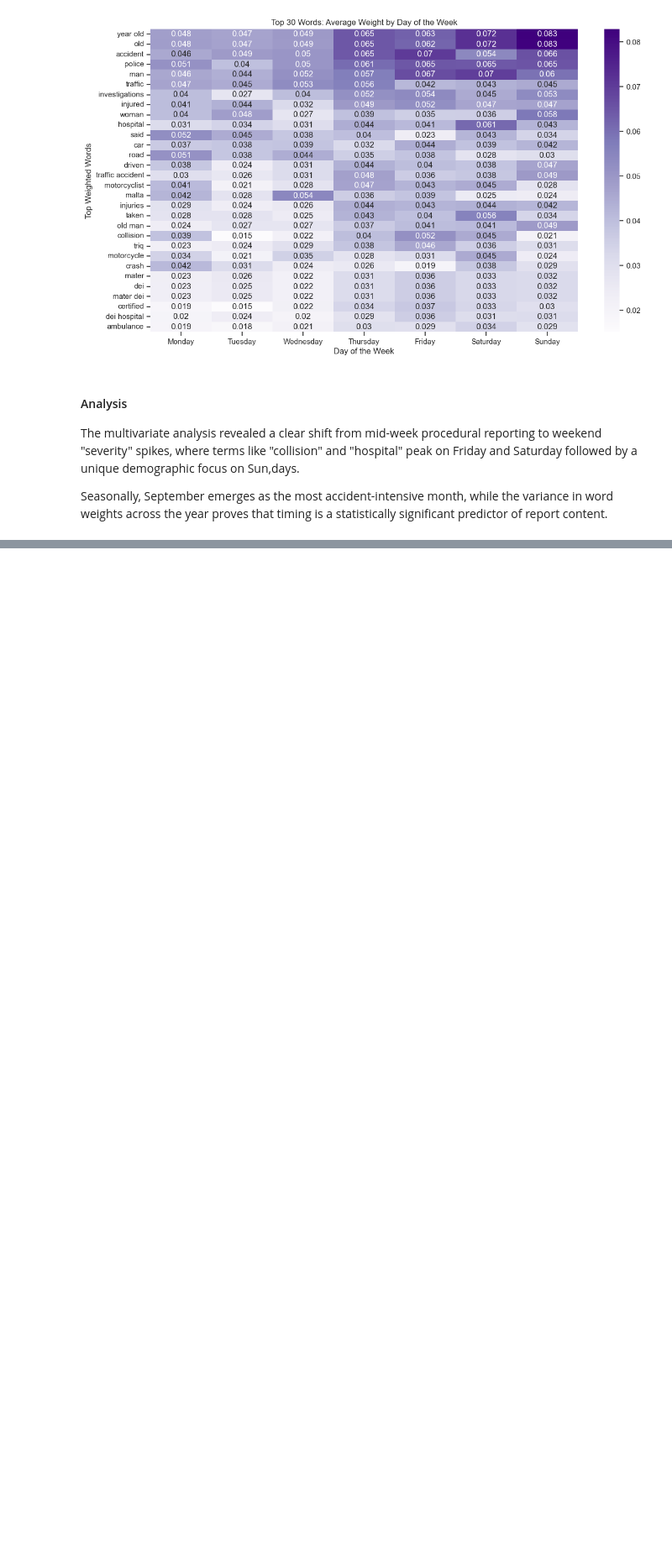
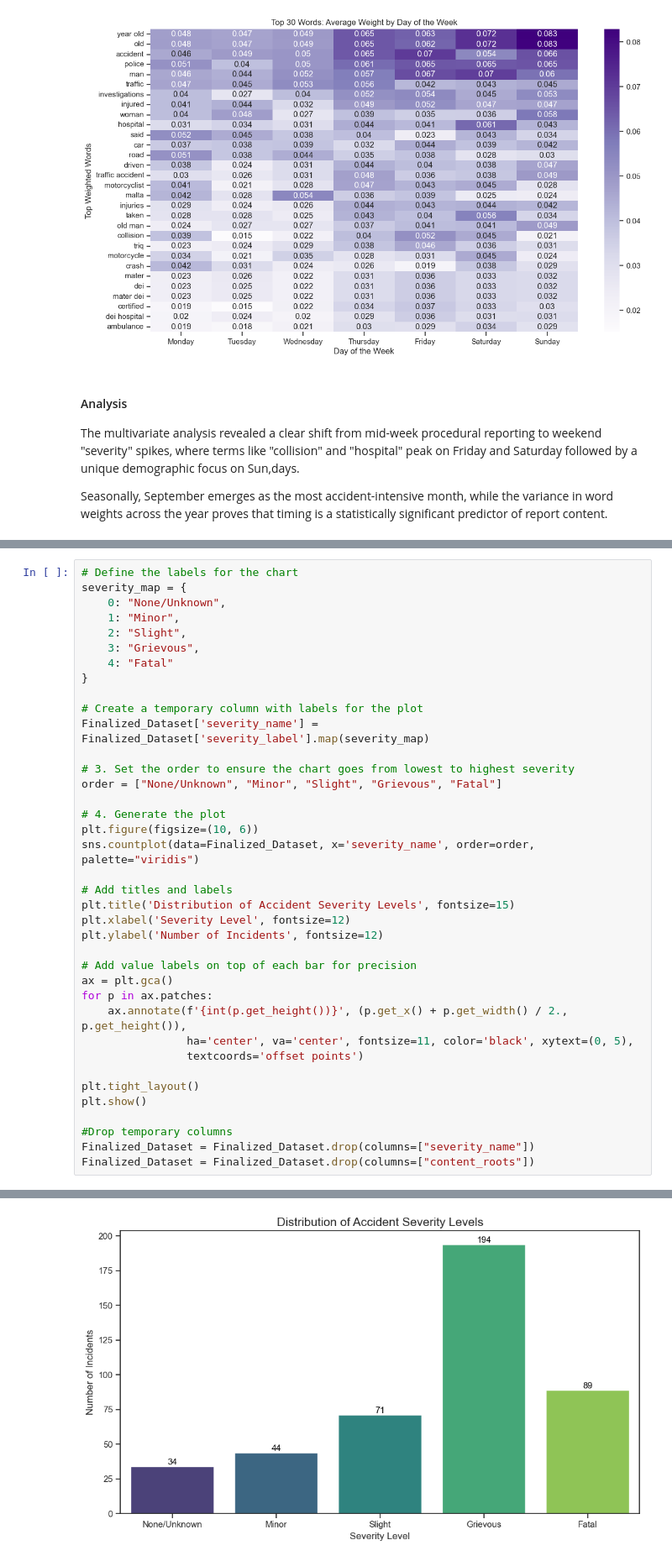
Before and after one commit to LucaKingu/Applied-Machine-Learning--ICS5110--Assignment, a Jupyter notebook: 2_exploratory_analysis.ipynb, the cells around one changed output, grey strips where cells are left out. Shown at 84% size. Cells and saved outputs as stored; diff of their text form; blank space fills up the shorter version.

```diff
--- a/2_exploratory_analysis.ipynb
+++ b/2_exploratory_analysis.ipynb
@@ -855,0 +917,39 @@ Seasonally, September emerges as the most accident-intensive month, while the va
+# %%
+# Define the labels for the chart
+severity_map = {
+    0: "None/Unknown",
+    1: "Minor",
+    2: "Slight",
+    3: "Grievous",
+    4: "Fatal"
+}
+
+# Create a temporary column with labels for the plot
+Finalized_Dataset['severity_name'] = Finalized_Dataset['severity_label'].map(severity_map)
+
+# 3. Set the order to ensure the chart goes from lowest to highest severity
+order = ["None/Unknown", "Minor", "Slight", "Grievous", "Fatal"]
+
+# 4. Generate the plot
+plt.figure(figsize=(10, 6))
+sns.countplot(data=Finalized_Dataset, x='severity_name', order=order, palette="viridis")
+
+# Add titles and labels
+plt.title('Distribution of Accident Severity Levels', fontsize=15)
+plt.xlabel('Severity Level', fontsize=12)
+plt.ylabel('Number of Incidents', fontsize=12)
+
+# Add value labels on top of each bar for precision
+ax = plt.gca()
+for p in ax.patches:
+    ax.annotate(f'{int(p.get_height())}', (p.get_x() + p.get_width() / 2., p.get_height()),
+                ha='center', va='center', fontsize=11, color='black', xytext=(0, 5),
+                textcoords='offset points')
+
+plt.tight_layout()
+plt.show()
+
+#Drop temporary columns
+Finalized_Dataset = Finalized_Dataset.drop(columns=["severity_name"])
+Finalized_Dataset = Finalized_Dataset.drop(columns=["content_roots"])
+# %% [output]
@@ -855,0 +959 @@ Seasonally, September emerges as the most accident-intensive month, while the va
+[figure, added]
```
Also changed, not shown: parts of 18 cells of this notebook, 4 other files.
